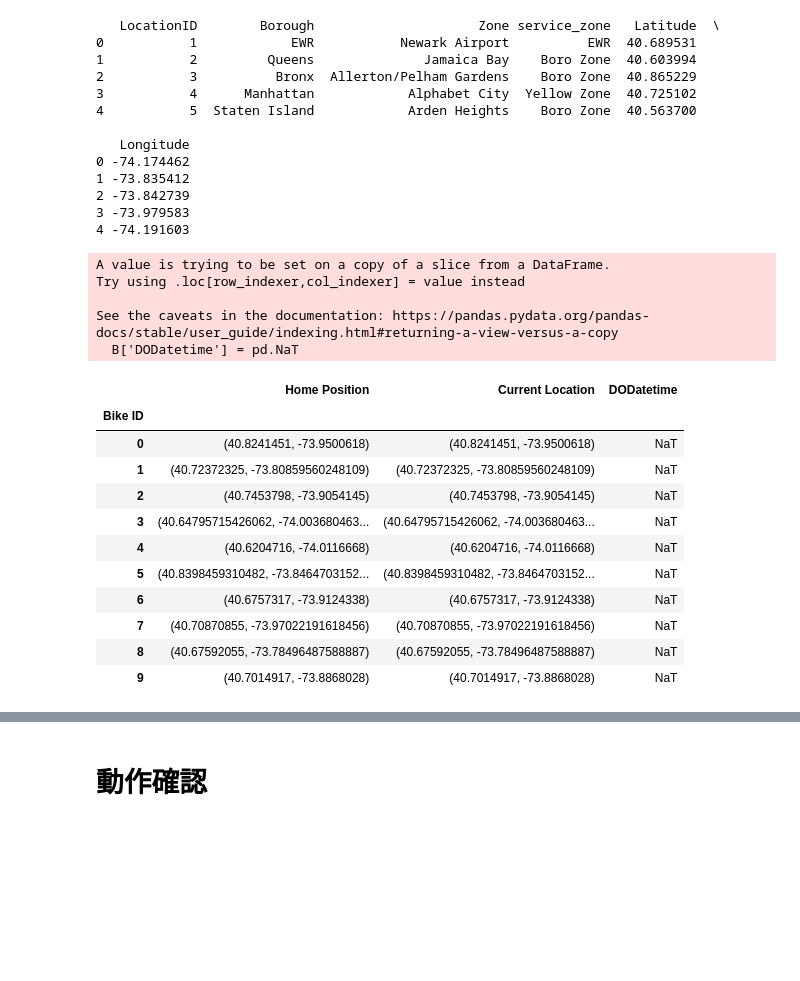
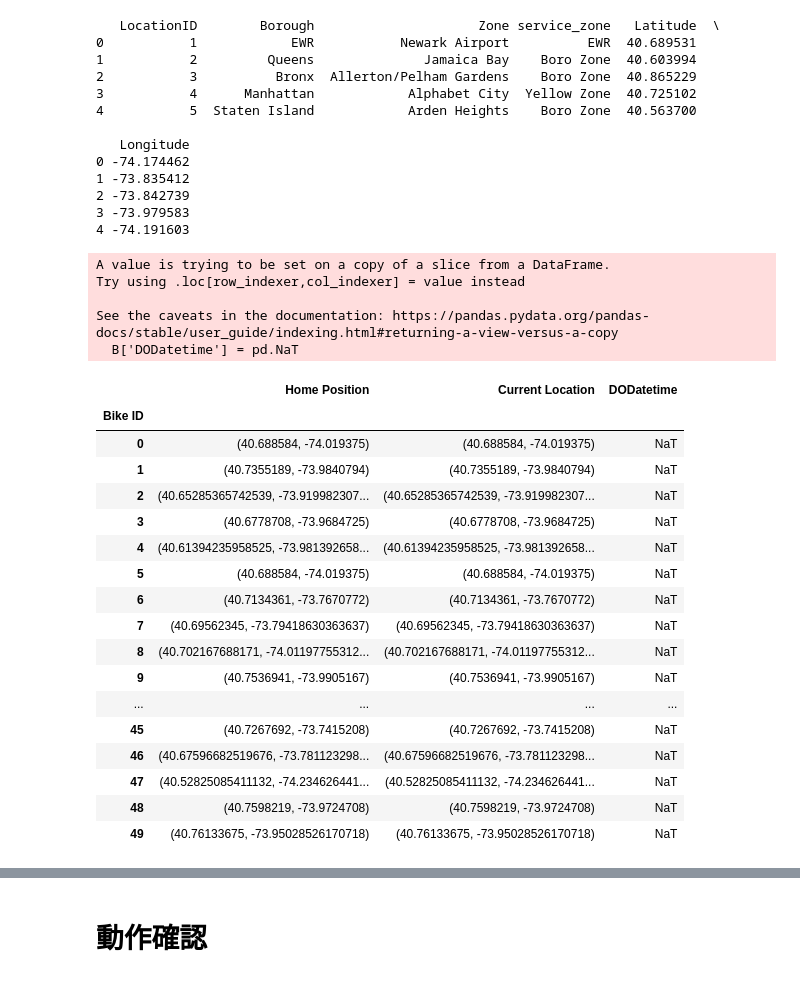
Before and after one commit to Koki-Kazaore/Research, a Jupyter notebook: googleColabEnv/withoutStackOptBasedDispatchModel/withoutStackOptBasedDispatchModel.ipynb, the cells around one changed output, grey strips where cells are left out. Drawn from its saved outputs; the diff is of its cells as text; code cells hidden in the pictures; blank space fills up the shorter version.

```diff
--- a/googleColabEnv/withoutStackOptBasedDispatchModel/withoutStackOptBasedDispatchModel.ipynb
+++ b/googleColabEnv/withoutStackOptBasedDispatchModel/withoutStackOptBasedDispatchModel.ipynb
@@ -65,44 +71,50 @@ print(df_locations.head())
 4 -74.191603
 # %%
 '''自転車の集合'''
-# ランダムシードを設定して、ランダムに10個選択
+# ランダムシードを設定して、ランダムにn個選択
 np.random.seed(42)
-random_sample = df_locations.sample(n=10)
+random_sample = df_locations.sample(n=50, replace=True)
 
 # Bike IDを設定
-random_sample['Bike ID'] = range(10)
+random_sample['Bike ID'] = range(50)
 
 # 緯度と経度をホームポジションとカレントポジションに設定
 random_sample['Home Position'] = list(zip(random_sample['Latitude'], random_sample['Longitude']))
 random_sample['Current Location'] = random_sample['Home Position']
 
 # 結果のデータフレームを整形
 B = random_sample[['Bike ID', 'Home Position', 'Current Location']]
 B.set_index("Bike ID", inplace=True)
 
 # DODatetimeカラムを追加して初期値をNaTに設定
 B['DODatetime'] = pd.NaT
 
 # データの中身を確認
 B
 # %% [output]
 A value is trying to be set on a copy of a slice from a DataFrame.
 Try using .loc[row_indexer,col_indexer] = value instead
 
 See the caveats in the documentation: https://pandas.pydata.org/pandas-docs/stable/user_guide/indexing.html#returning-a-view-versus-a-copy
   B['DODatetime'] = pd.NaT
 |  | Home Position | Current Location | DODatetime |
 | Bike ID |  |  |  |
-| 0 | (40.8241451, -73.9500618) | (40.8241451, -73.9500618) | NaT |
-| 1 | (40.72372325, -73.80859560248109) | (40.72372325, -73.80859560248109) | NaT |
-| 2 | (40.7453798, -73.9054145) | (40.7453798, -73.9054145) | NaT |
-| 3 | (40.64795715426062, -74.003680463... | (40.64795715426062, -74.003680463... | NaT |
-| 4 | (40.6204716, -74.0116668) | (40.6204716, -74.0116668) | NaT |
-| 5 | (40.8398459310482, -73.8464703152... | (40.8398459310482, -73.8464703152... | NaT |
-| 6 | (40.6757317, -73.9124338) | (40.6757317, -73.9124338) | NaT |
-| 7 | (40.70870855, -73.97022191618456) | (40.70870855, -73.97022191618456) | NaT |
-| 8 | (40.67592055, -73.78496487588887) | (40.67592055, -73.78496487588887) | NaT |
-| 9 | (40.7014917, -73.8868028) | (40.7014917, -73.8868028) | NaT |
+| 0 | (40.688584, -74.019375) | (40.688584, -74.019375) | NaT |
+| 1 | (40.7355189, -73.9840794) | (40.7355189, -73.9840794) | NaT |
+| 2 | (40.65285365742539, -73.919982307... | (40.65285365742539, -73.919982307... | NaT |
+| 3 | (40.6778708, -73.9684725) | (40.6778708, -73.9684725) | NaT |
+| 4 | (40.61394235958525, -73.981392658... | (40.61394235958525, -73.981392658... | NaT |
+| 5 | (40.688584, -74.019375) | (40.688584, -74.019375) | NaT |
+| 6 | (40.7134361, -73.7670772) | (40.7134361, -73.7670772) | NaT |
+| 7 | (40.69562345, -73.79418630363637) | (40.69562345, -73.79418630363637) | NaT |
+| 8 | (40.702167688171, -74.01197755312... | (40.702167688171, -74.01197755312... | NaT |
+| 9 | (40.7536941, -73.9905167) | (40.7536941, -73.9905167) | NaT |
+| ... | ... | ... | ... |
+| 45 | (40.7267692, -73.7415208) | (40.7267692, -73.7415208) | NaT |
+| 46 | (40.67596682519676, -73.781123298... | (40.67596682519676, -73.781123298... | NaT |
+| 47 | (40.52825085411132, -74.234626441... | (40.52825085411132, -74.234626441... | NaT |
+| 48 | (40.7598219, -73.9724708) | (40.7598219, -73.9724708) | NaT |
+| 49 | (40.76133675, -73.95028526170718) | (40.76133675, -73.95028526170718) | NaT |
 # %%
 '''ユーザーリクエストの集合'''
 
```
Also changed, not shown: parts of 7 cells of this notebook, 1 other file.
